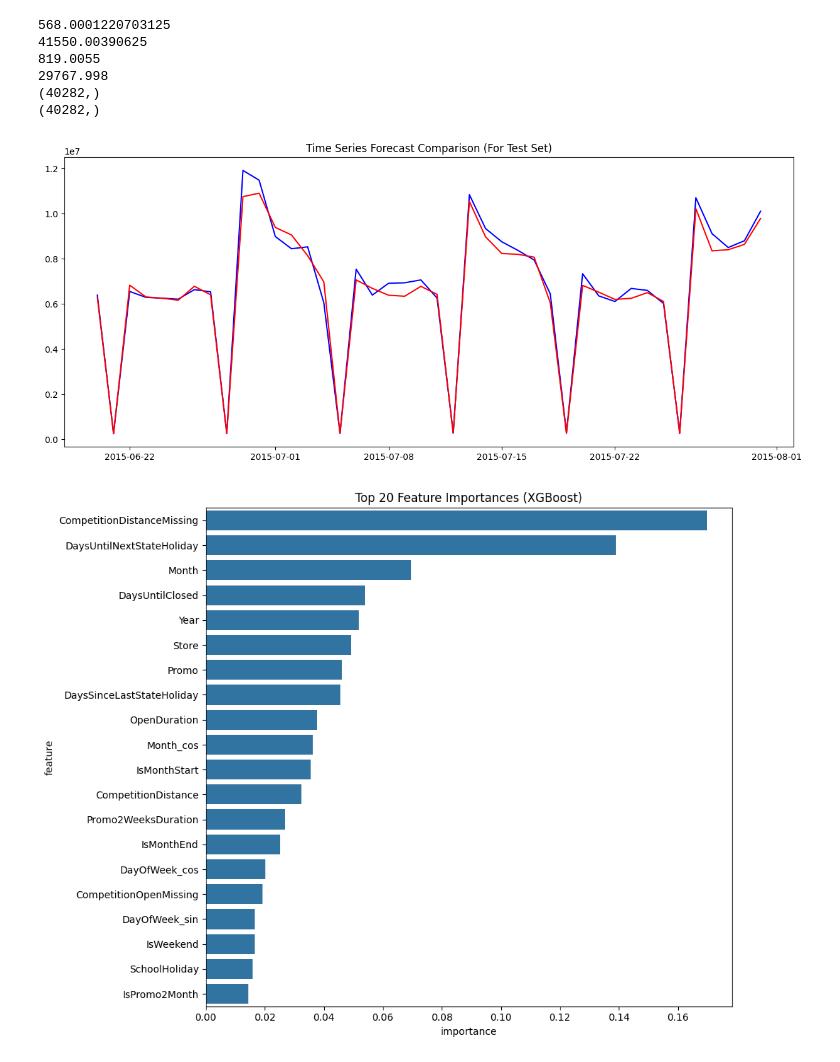
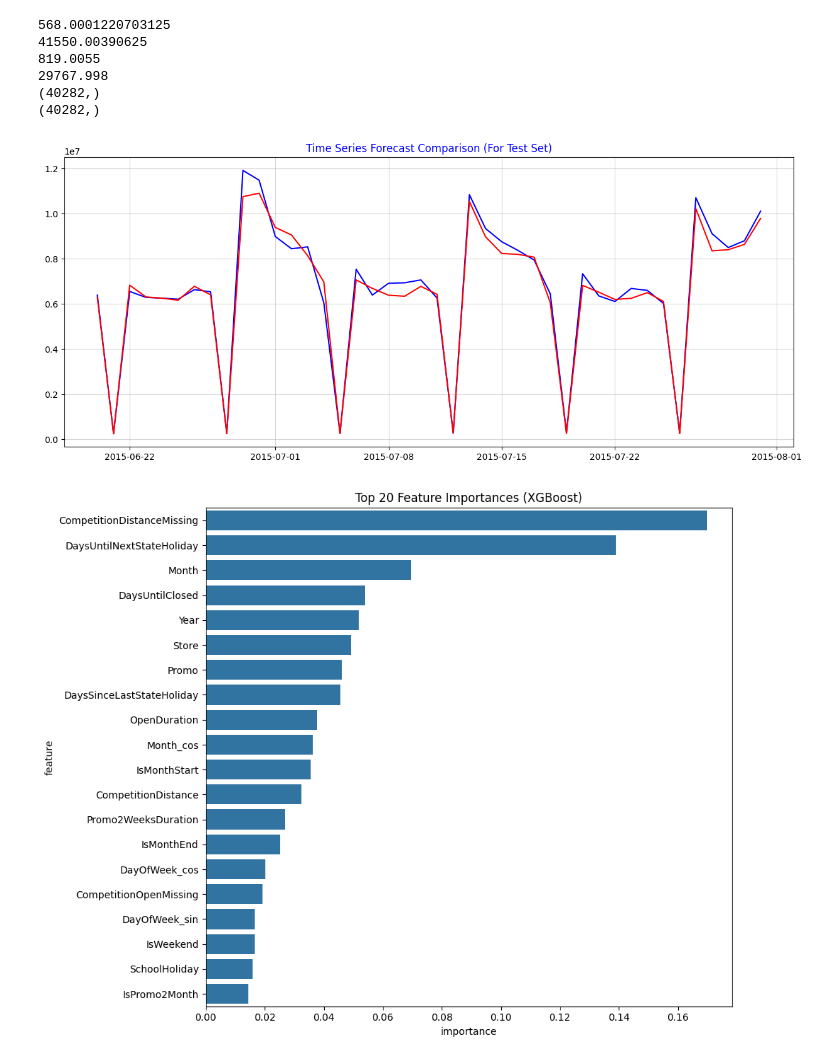
Before and after one commit to mohamedseif-10/Sales-Forecasting, a Jupyter notebook: Notebooks/Models/XGBoost.ipynb, the cells around one changed output. Drawn from its saved outputs; the diff is of its cells as text; code cells hidden in the pictures.

Commit message:
Add one more visual line chart

```diff
--- a/Notebooks/Models/XGBoost.ipynb
+++ b/Notebooks/Models/XGBoost.ipynb
@@ -335,31 +337,32 @@ print(y_predicted.shape)
 # %%
 results_df = pd.DataFrame({
     'Date': y_test_original.index,
     'Store': x_test.Store,
     'Actual_Sales': y_test_original,
     'Predicted_Sales': y_predicted
 }).set_index('Date')
 df_aggregate = results_df.groupby(results_df.index).agg(
     {"Actual_Sales": "sum", "Predicted_Sales": "sum"}
 )
 plt.figure(figsize=(15, 6))
 
 plt.plot(
     df_aggregate.index,
     df_aggregate["Actual_Sales"],
     label="Total Actual Daily Sales",
     color="blue",
 )
 plt.plot(
     df_aggregate.index,
     df_aggregate["Predicted_Sales"],
     label="Total Predicted Daily Sales",
     color="red",
 )
-plt.title("Time Series Forecast Comparison (For Test Set)")
+plt.title("Time Series Forecast Comparison (For Test Set)", c= "blue")
+plt.grid(True, alpha = 0.5)
 plt.show()
 # %% [output]
-[figure, old version]
+[figure, new version]
 # %%
 
 xgb_model = main_pipeline.named_steps["model"]
```
Also changed, not shown: parts of 1 cell of this notebook.
